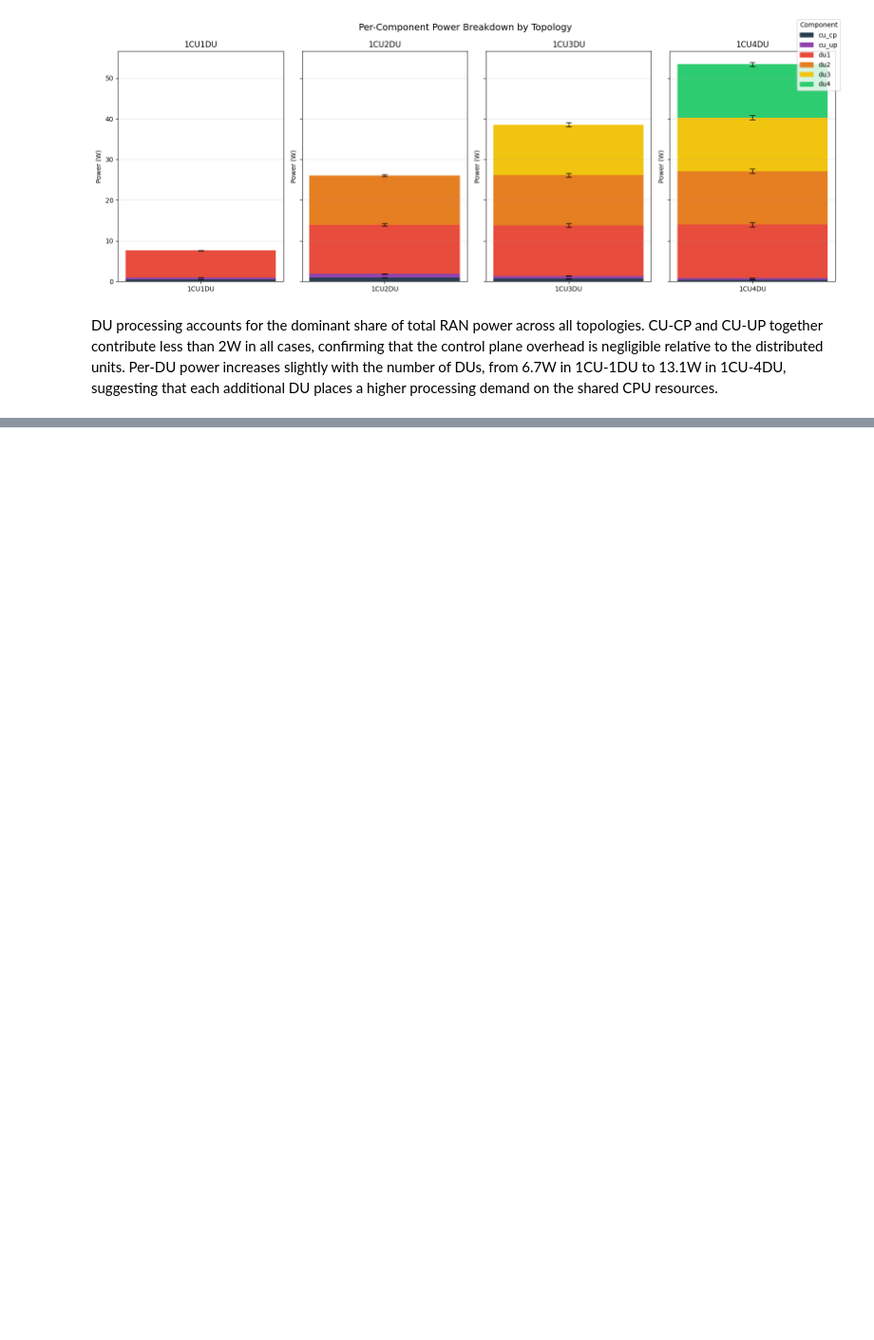
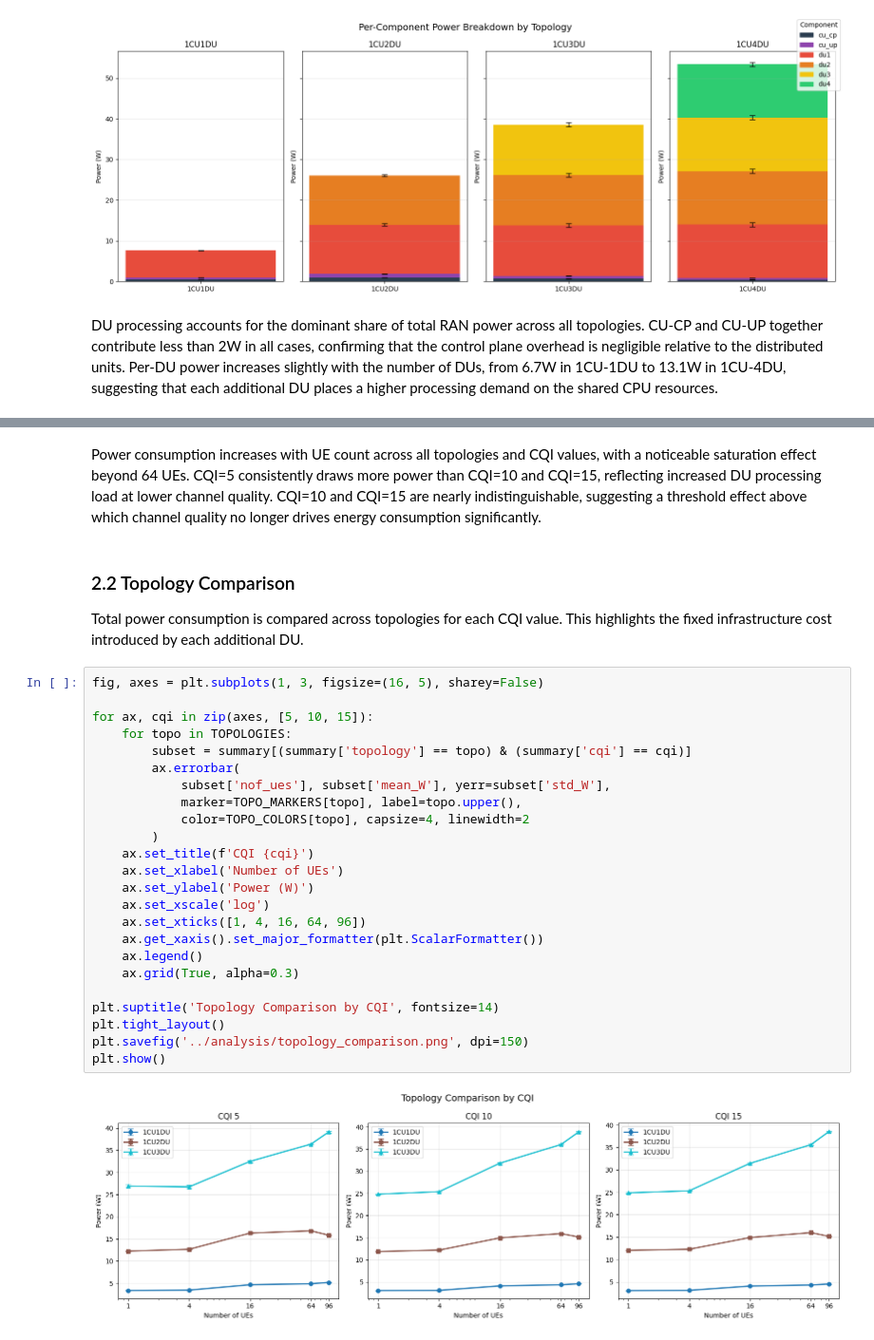
Before and after one commit to martafra/5g-power-dissertation, a Jupyter notebook: analysis/power_analysis.ipynb, the cells around one changed output, grey strips where cells are left out. Shown at 95% size. Cells and saved outputs as stored; diff of their text form; blank space fills up the shorter version.

```diff
--- a/analysis/power_analysis.ipynb
+++ b/analysis/power_analysis.ipynb
@@ -136,0 +257,37 @@ that each additional DU places a higher processing demand on the shared CPU reso
+# %% [markdown]
+Power consumption increases with UE count across all topologies and CQI values, with a
+noticeable saturation effect beyond 64 UEs. CQI=5 consistently draws more power than
+CQI=10 and CQI=15, reflecting increased DU processing load at lower channel quality.
+CQI=10 and CQI=15 are nearly indistinguishable, suggesting a threshold effect above
+which channel quality no longer drives energy consumption significantly.
+# %% [markdown]
+### 2.2 Topology Comparison
+
+Total power consumption is compared across topologies for each CQI value.
+This highlights the fixed infrastructure cost introduced by each additional DU.
+# %%
+fig, axes = plt.subplots(1, 3, figsize=(16, 5), sharey=False)
+
+for ax, cqi in zip(axes, [5, 10, 15]):
+    for topo in TOPOLOGIES:
+        subset = summary[(summary['topology'] == topo) & (summary['cqi'] == cqi)]
+        ax.errorbar(
+            subset['nof_ues'], subset['mean_W'], yerr=subset['std_W'],
+            marker=TOPO_MARKERS[topo], label=topo.upper(),
+            color=TOPO_COLORS[topo], capsize=4, linewidth=2
+        )
+    ax.set_title(f'CQI {cqi}')
+    ax.set_xlabel('Number of UEs')
+    ax.set_ylabel('Power (W)')
+    ax.set_xscale('log')
+    ax.set_xticks([1, 4, 16, 64, 96])
+    ax.get_xaxis().set_major_formatter(plt.ScalarFormatter())
+    ax.legend()
+    ax.grid(True, alpha=0.3)
+
+plt.suptitle('Topology Comparison by CQI', fontsize=14)
+plt.tight_layout()
+plt.savefig('../analysis/topology_comparison.png', dpi=150)
+plt.show()
+# %% [output]
+[figure, added]
```
Also changed, not shown: parts of 29 cells of this notebook.
